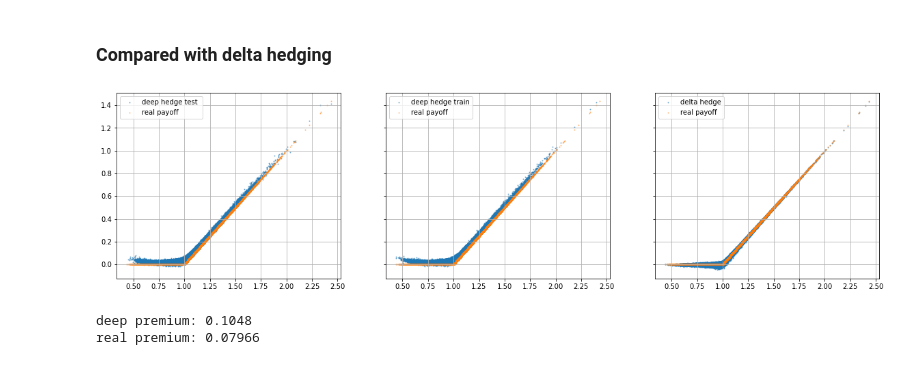
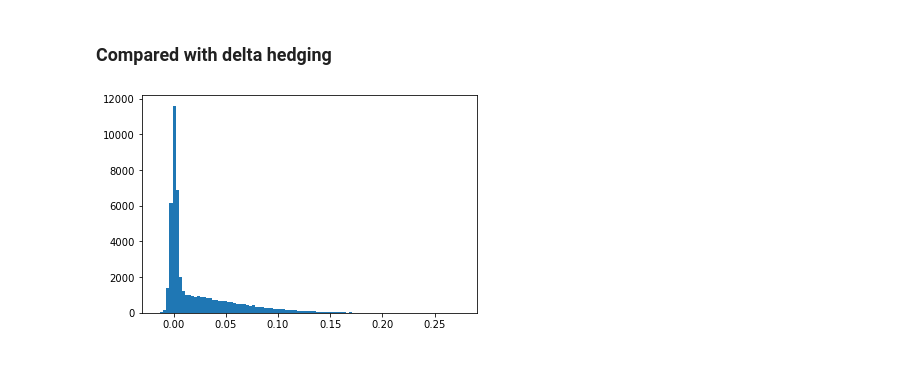
Before and after one commit to Parliamenthill/DeepHedging, a Jupyter notebook: deep hedging.ipynb, the cells around one changed output. Cells and saved outputs as stored; diff of their text form; code cells hidden in the pictures.

Commit message:
heston

```diff
--- a/deep hedging.ipynb
+++ b/deep hedging.ipynb
@@ -185,7 +182,11 @@ def build_dynamic(m, N, control_path, trans_cost):
 
     return model_hedge, Network0, Networks
 # %%
-model_hedge, Network0, Networks = build_dynamic(m, N, False, False)
+m = 1
+model_hedge, Network0, Networks = build_dynamic(m, N, False, False, 'BS')
+
+# m = 2
+# model_hedge, Network0, Networks = build_dynamic(m, N, False, False, 'Heston')
 # %% [markdown]
 ### Train the model
 # %%
@@ -204,4 +214,4 @@ def zeroloss(y_true, y_predict):
 optimizer = tf.keras.optimizers.Adam(learning_rate=0.005) # specify the optmizer
 # model_hedge.compile(optimizer = optimizer,loss='mse') # specify the mean square loss
 model_hedge.compile(optimizer = optimizer,loss=zeroloss) # specify the expected shortfall
-model_hedge.fit(x=xtrain,y=ytrain, epochs=20,verbose=True,batch_size=1000) # train the model
+model_hedge.fit(x=xtrain,y=ytrain, epochs=20,verbose=True,batch_size=256) # train the model
@@ -237,10 +226,8 @@ hedge_output_test = model_hedge.predict(xtest) # compute the output (deep replic
 f,p = plt.subplots(1,3, figsize = [20,5], sharey = True)
 p[0].scatter(price_path[split:,-1,0], hedge_output_test[:,0], s = 1, alpha = 0.5, label = 'deep hedge test ')   # deep replicate payoff
 p[1].scatter(price_path[:split,-1,0], hedge_output_train[:,0], s = 1, alpha = 0.5, label = 'deep hedge train')   # deep replicate payoff
-p[2].scatter(price_path[:,-1,0], delta_output[:,0], s = 1, alpha = 0.5, label = 'delta hedge')   # delta replicate payoff
+# p[2].scatter(price_path[:,-1,0], delta_output[:,0], s = 1, alpha = 0.5, label = 'delta hedge')   # delta replicate payoff
 for i in range(3):
     p[i].scatter(price_path[:,-1,0], payoff[:,0], s = 1, alpha = 0.5, label = 'real payoff')        # real payoff
     p[i].legend()
     p[i].grid()
-# %% [output]
-[figure, removed]
@@ -247,3 +238,8 @@ for i in range(3):
+# %%
+plt.hist(hedge_output_train[:,0] - ytrain[:,0],bins = 100)
+plt.show()
+# %% [output]
+[figure, added]
 # %%
 # f,p = plt.subplots(1,5,figsize = [20,5])
 # for i in range(5):
@@ -268,10 +264,3 @@ for i in range(3):
 #         transaction_cost += 0.005*(Hedge[j]*price_path[:,j-1,:] - Hedge[j-1]*price_path[:,j-1,:])**2
 # print(transaction_cost[:,0].numpy().mean())
 # plt.hist(transaction_cost[:,0].numpy())
-# %%
-print(f"deep premium: {Network0(tf.ones([1,1])).numpy()[0,0]:{1}.{4}}")         # premium of deep hedge (truncted printing)
-helper,_ = utils.BlackScholes(T, S0, strike, sigma, option_type)
-print(f"real premium: {helper:{1}.{4}}")           # real premium
-# %% [output]
-deep premium: 0.1048
-real premium: 0.07966
```
Also changed, not shown: parts of 15 cells of this notebook, 1 other file.
